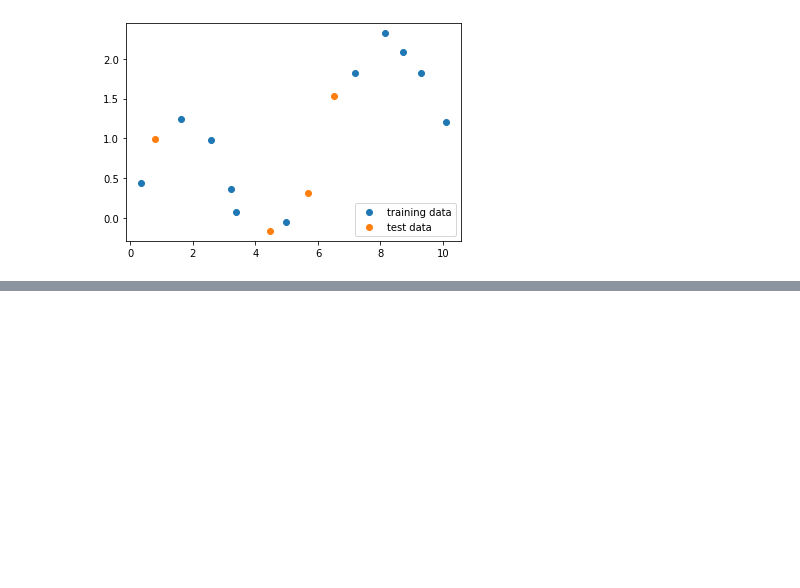
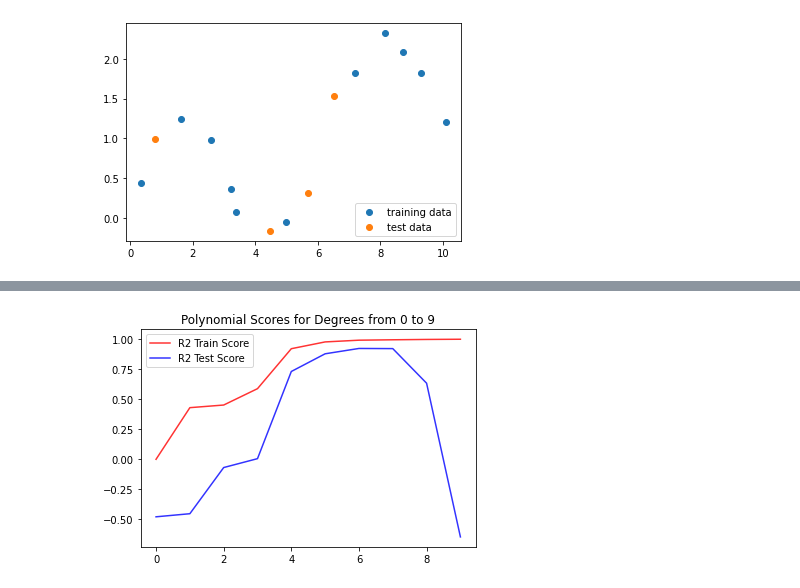
Before and after one commit to ashutosh-mtx/MachineLearning, a Jupyter notebook: ML_Assignment_1.ipynb, the cells around one changed output, grey strips where cells are left out. Drawn from its saved outputs; the diff is of its cells as text; code cells hidden in the pictures; blank space fills up the shorter version.

```diff
--- a/ML_Assignment_1.ipynb
+++ b/ML_Assignment_1.ipynb
@@ -37,0 +153,17 @@ print(X_train)
+# %%
+def plot_answer_three():
+    import matplotlib.pyplot as plt
+
+    r2_train, r2_test = answer_two()
+
+    degrees = np.arange(0, 10)
+    plt.figure()
+    plt.plot(degrees, r2_train, c='red', alpha=.8, label="R2 Train Score")
+    plt.plot(degrees, r2_test, c='blue', alpha=.8, label="R2 Test Score")
+    plt.legend()
+    plt.title("Polynomial Scores for Degrees from 0 to 9")
+    plt.show()
+
+plot_answer_three()
+# %% [output]
+[figure, added]
```
Also changed, not shown: parts of 26 cells of this notebook.
